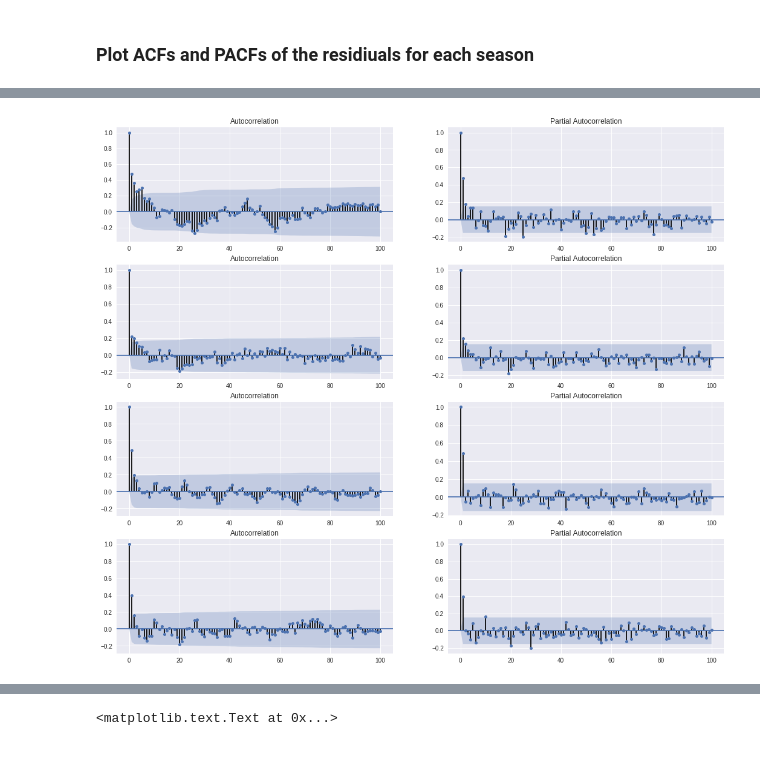
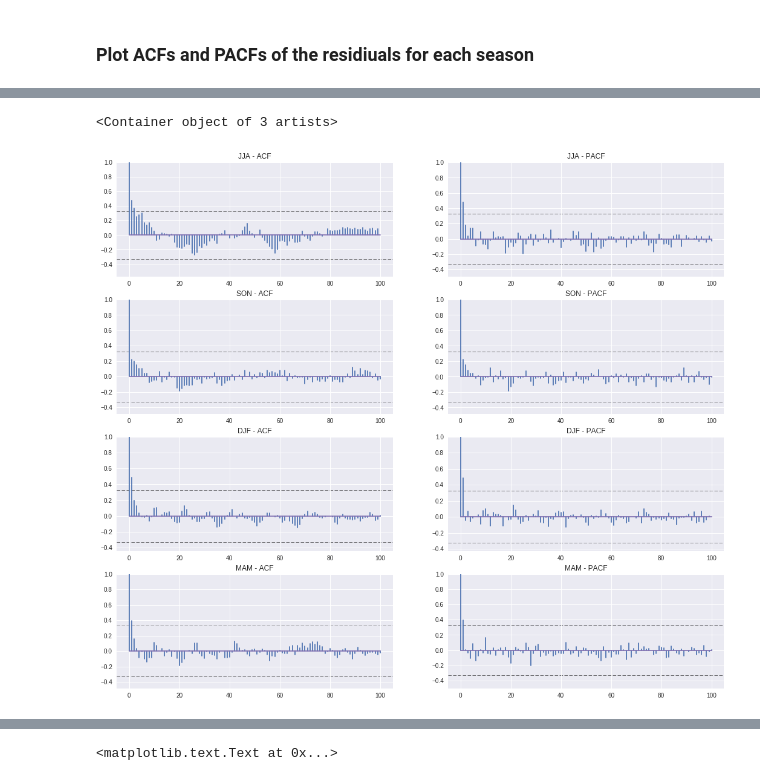
Before and after one commit to hfloresr/ArcticSea, a Jupyter notebook: seaice_splines.ipynb, the cells around one changed output, grey strips where cells are left out. Saved outputs shown, nothing was run; the diff lists cells and outputs as text; code cells hidden in the pictures.

```diff
--- a/seaice_splines.ipynb
+++ b/seaice_splines.ipynb
@@ -303,7 +303,7 @@ residuals = R3
 # %% [markdown]
 ### Plot ACFs and PACFs of the residiuals for each season
 # %%
-def plot_corr(acf_x, lags, ax=None, title='Autocorrelation', **kwargs):
+def plot_corr(acf_x, nlags, ax=None, title='Autocorrelation', **kwargs):
     def bonferroni_confint(x, alpha=0.05):
         nobs = len(x)
         confint = sp.stats.norm.ppf(1 - alpha/nobs) / np.sqrt(nobs)
@@ -314,10 +314,11 @@ def plot_corr(acf_x, lags, ax=None, title='Autocorrelation', **kwargs):
     if ax is None:
         ax = plt.gca()
     fig = ax.stem(acf_x)
+    plt.setp(fig[0], 'markersize', 0)
     ax.set_title(title)
-    ax.set_xlabel('Lags')
+    ax.set_ylim([min(acf_x)-0.3, 1])
 
     if confint is not None:
-        ax.axhline(y=confint[0],xmin=0,xmax=lags,c='black',linewidth=0.5,zorder=0)
-        ax.axhline(y=confint[1],xmin=0,xmax=lags,c='black',linewidth=0.5,zorder=0)
+        ax.axhline(y=confint[0],xmin=0,xmax=nlags,c='black',linewidth=0.5,linestyle='--',zorder=0)
+        ax.axhline(y=confint[1],xmin=0,xmax=nlags,c='black',linewidth=0.5,linestyle='--',zorder=0)
     return fig
@@ -346,20 +325,30 @@ plot_corr(pacf_jja, confint, 100, ax12, title='JJA')
+# %%
+def plot_acf(data, nlags, alpha=0.05, ax=None, title='Autocorrelation'):
+    acf_x, _ = tsa.acf(data, nlags=nlags, alpha=alpha)
+    return plot_corr(acf_x, nlags=nlags, ax=ax, title=title)
+# %%
+def plot_pacf(data, nlags, alpha=0.05, ax=None, title='Partial Autocorrelation'):
+    method = 'ywm'
+    pacf_x, _ = tsa.pacf(data, nlags=nlags, alpha=alpha, method=method)
+    return plot_corr(pacf_x, nlags=nlags, ax=ax, title=title)
 # %%
 # Plot ACFs and PACFs
 f, axs = plt.subplots(4, 2, figsize=(18,16))
 
-jja_acf = plot_acf(residuals['JJA'], lags=100, ax=axs[0,0])
-jja_pacf = plot_pacf(residuals['JJA'], lags=100, ax=axs[0,1])
+plot_acf(residuals['JJA'], nlags=100, ax=axs[0,0], title='JJA - ACF')
+plot_pacf(residuals['JJA'], nlags=100, ax=axs[0,1], title='JJA - PACF')
 
-son_acf = plot_acf(residuals['SON'], lags=100, ax=axs[1,0])
-son_pacf = plot_pacf(residuals['SON'], lags=100, ax=axs[1,1])
+plot_acf(residuals['SON'], nlags=100, ax=axs[1,0], title='SON - ACF')
+plot_pacf(residuals['SON'], nlags=100, ax=axs[1,1], title='SON - PACF')
 
-djf_acf = plot_acf(residuals['DJF'], lags=100, ax=axs[2,0])
-djf_pacf = plot_pacf(residuals['DJF'], lags=100, ax=axs[2,1])
+plot_acf(residuals['DJF'], nlags=100, ax=axs[2,0], title='DJF - ACF')
+plot_pacf(residuals['DJF'], nlags=100, ax=axs[2,1], title='DJF - PACF')
 
-mam_acf = plot_acf(residuals['MAM'], lags=100, ax=axs[3,0])
-mam_pacf = plot_pacf(residuals['MAM'], lags=100, ax=axs[3,1])
+plot_acf(residuals['MAM'], nlags=100, ax=axs[3,0], title='MAM - ACF')
+plot_pacf(residuals['MAM'], nlags=100, ax=axs[3,1], title='MAM - PACF')
 # %% [output]
+<Container object of 3 artists>
-[figure, old version]
+[figure, new version]
 # %%
 %%javascript
 IPython.OutputArea.prototype._should_scroll = function(lines) {
```
Also changed, not shown: parts of 24 cells of this notebook.
